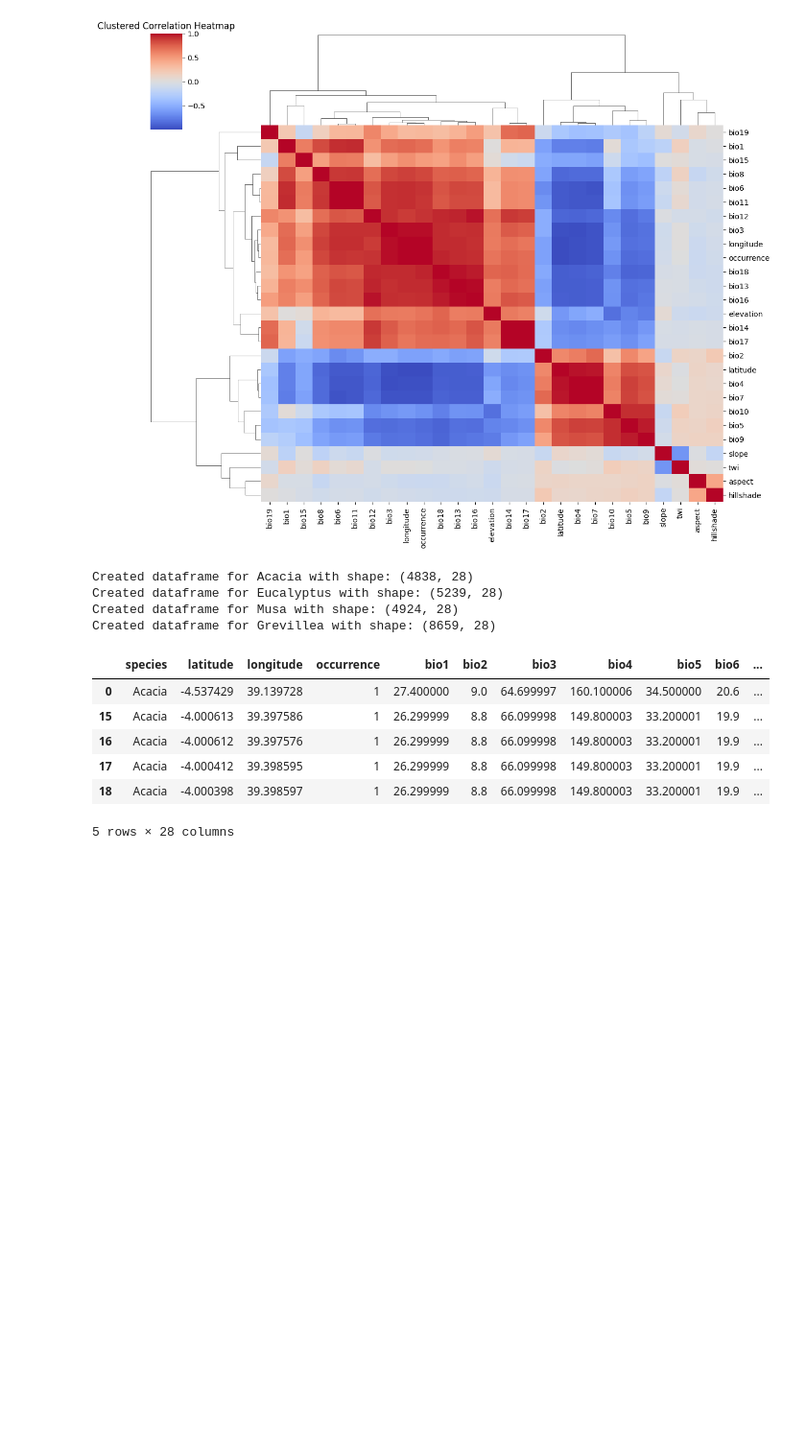
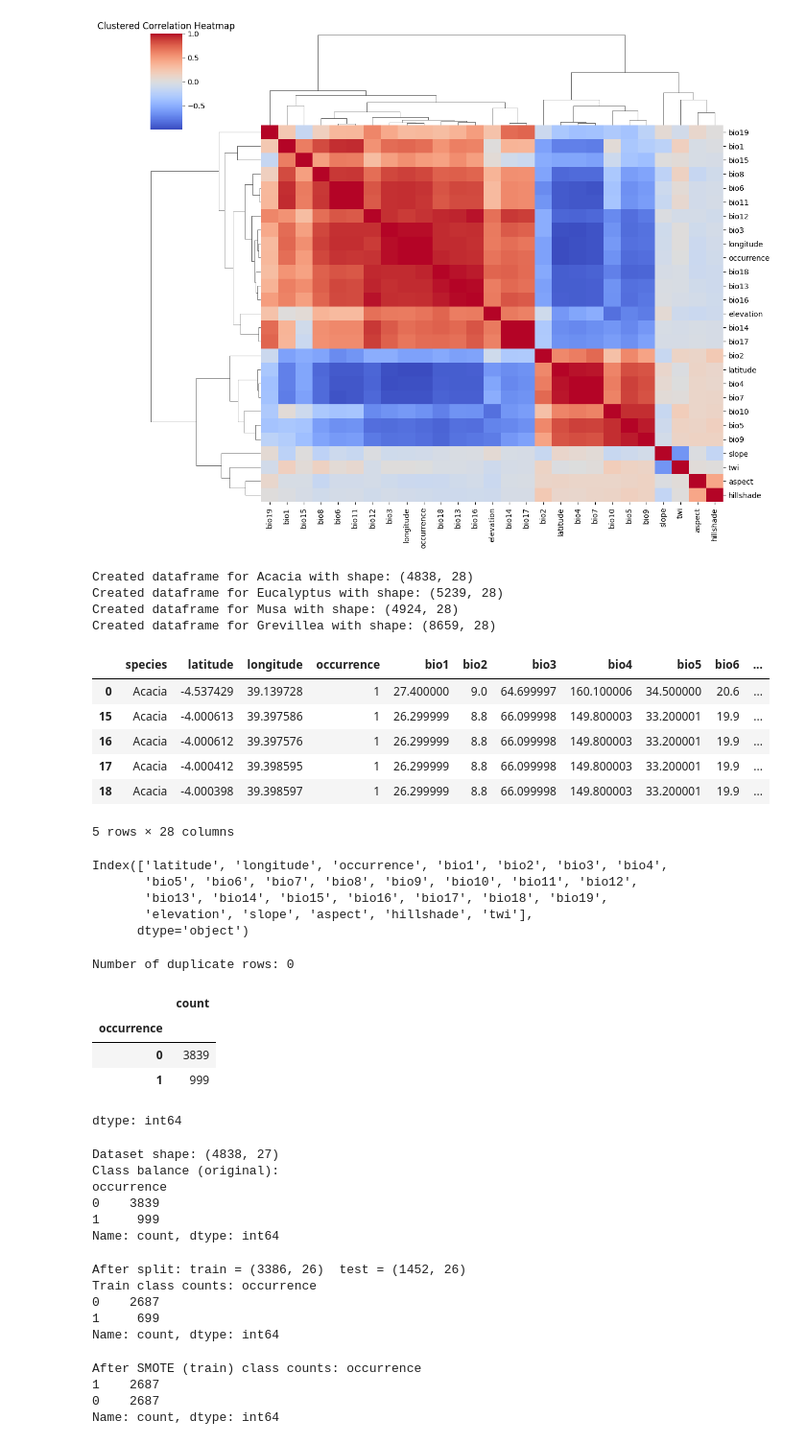
Before and after one commit to irungus/Dessertation, a Jupyter notebook: Final Desertatation Work.ipynb, the cells around one changed output. Shown at 96% size. Drawn from its saved outputs; the diff is of its cells as text; code cells hidden in the pictures; blank space fills up the shorter version.

```diff
--- a/Final Desertatation Work.ipynb
+++ b/Final Desertatation Work.ipynb
@@ -157,3 +208,34 @@ acacia_df.head()
 | 17 | Acacia | -4.000412 | 39.398595 | 1 | 26.299999 | 8.8 | 66.099998 | 149.800003 | 33.200001 | 19.9 | ... |
 | 18 | Acacia | -4.000398 | 39.398597 | 1 | 26.299999 | 8.8 | 66.099998 | 149.800003 | 33.200001 | 19.9 | ... |
 5 rows × 28 columns
+# %%
+acacia_df = acacia_df.drop(columns=['species'])
+# %%
+acacia_df.columns
+# %% [output]
+Index(['latitude', 'longitude', 'occurrence', 'bio1', 'bio2', 'bio3', 'bio4',
+       'bio5', 'bio6', 'bio7', 'bio8', 'bio9', 'bio10', 'bio11', 'bio12',
+       'bio13', 'bio14', 'bio15', 'bio16', 'bio17', 'bio18', 'bio19',
+       'elevation', 'slope', 'aspect', 'hillshade', 'twi'],
+      dtype='object')
+# %%
+if "Unnamed: 0" in acacia_df.columns:
+    acacia_df = acacia_df.drop(columns=["Unnamed: 0"])
+# %%
+acacia_df = acacia_df.drop_duplicates().reset_index(drop=True)
+# %%
+# Check for duplicate rows
+duplicate_rows_count = acacia_df.duplicated().sum()
+
+# Print the result
+print(f"Number of duplicate rows: {duplicate_rows_count}")
+# %% [output]
+Number of duplicate rows: 0
+# %%
+acacia_df.value_counts('occurrence')
+# %% [output]
+|  | count |
+| occurrence |  |
+| 0 | 3839 |
+| 1 | 999 |
+dtype: int64
@@ -159,0 +246,39 @@ acacia_df.head()
+# %%
+X = acacia_df.drop(columns=[TARGET])
+y = acacia_df[TARGET].astype(int)
+
+print("Dataset shape:", acacia_df.shape)
+print("Class balance (original):")
+print(y.value_counts())
+# %% [output]
+Dataset shape: (4838, 27)
+Class balance (original):
+occurrence
+0    3839
+1     999
+Name: count, dtype: int64
+# %%
+# 3) Train / Test split (stratified)
+# ------------------------------
+X_train, X_test, y_train, y_test = train_test_split(
+    X, y, test_size=0.30, stratify=y, random_state=42
+)
+print("\nAfter split: train =", X_train.shape, " test =", X_test.shape)
+print("Train class counts:", y_train.value_counts())
+# %% [output]
+After split: train = (3386, 26)  test = (1452, 26)
+Train class counts: occurrence
+0    2687
+1     699
+Name: count, dtype: int64
+# %%
+# 4) Apply SMOTE to the TRAIN set only (no leakage)
+# ------------------------------
+smote = SMOTE(random_state=42)
+X_resampled, y_resampled = smote.fit_resample(X_train, y_train)
+print("After SMOTE (train) class counts:", pd.Series(y_resampled).value_counts())
+# %% [output]
+After SMOTE (train) class counts: occurrence
+1    2687
+0    2687
+Name: count, dtype: int64
```
Also changed, not shown: parts of 9 cells of this notebook.
